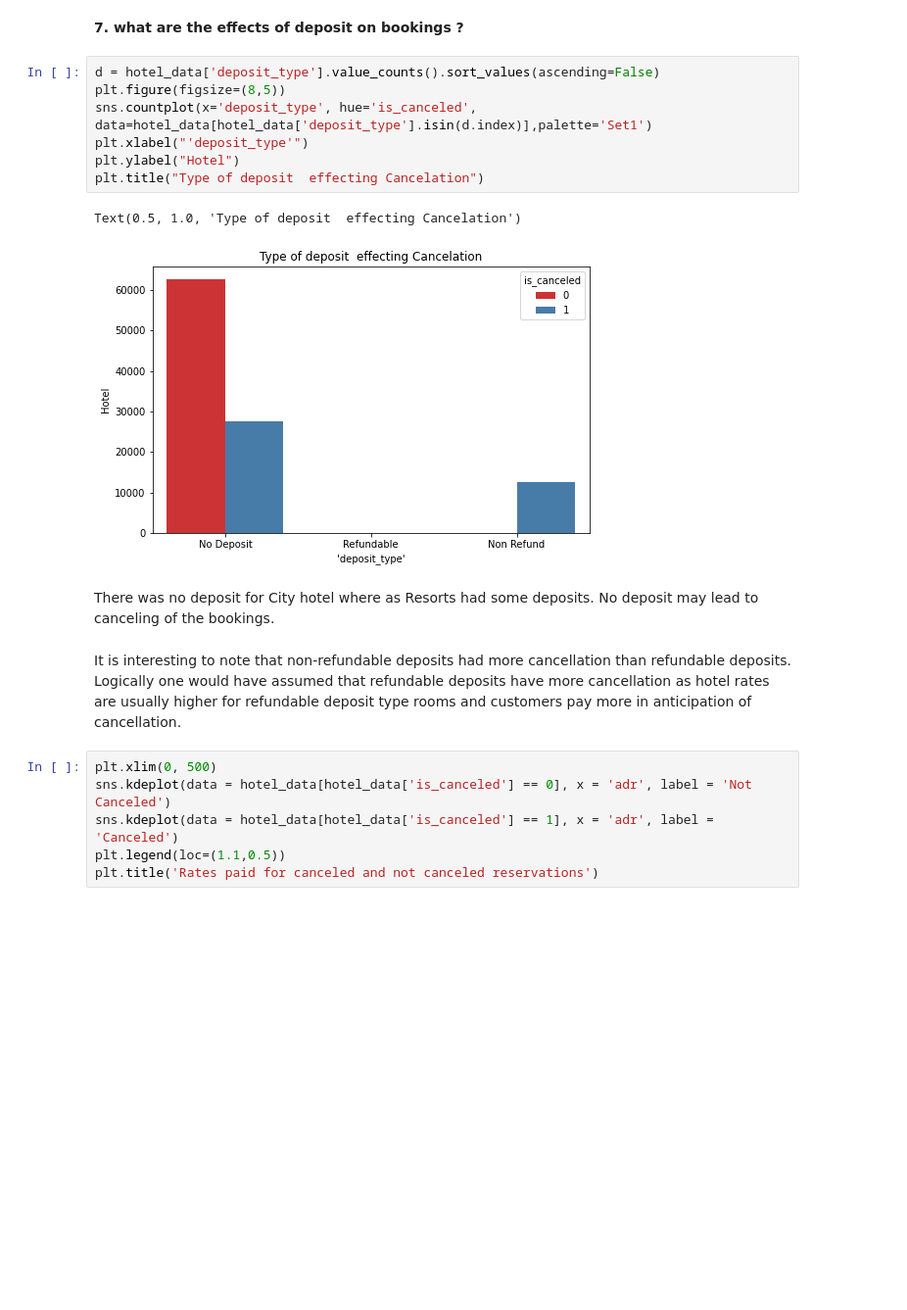
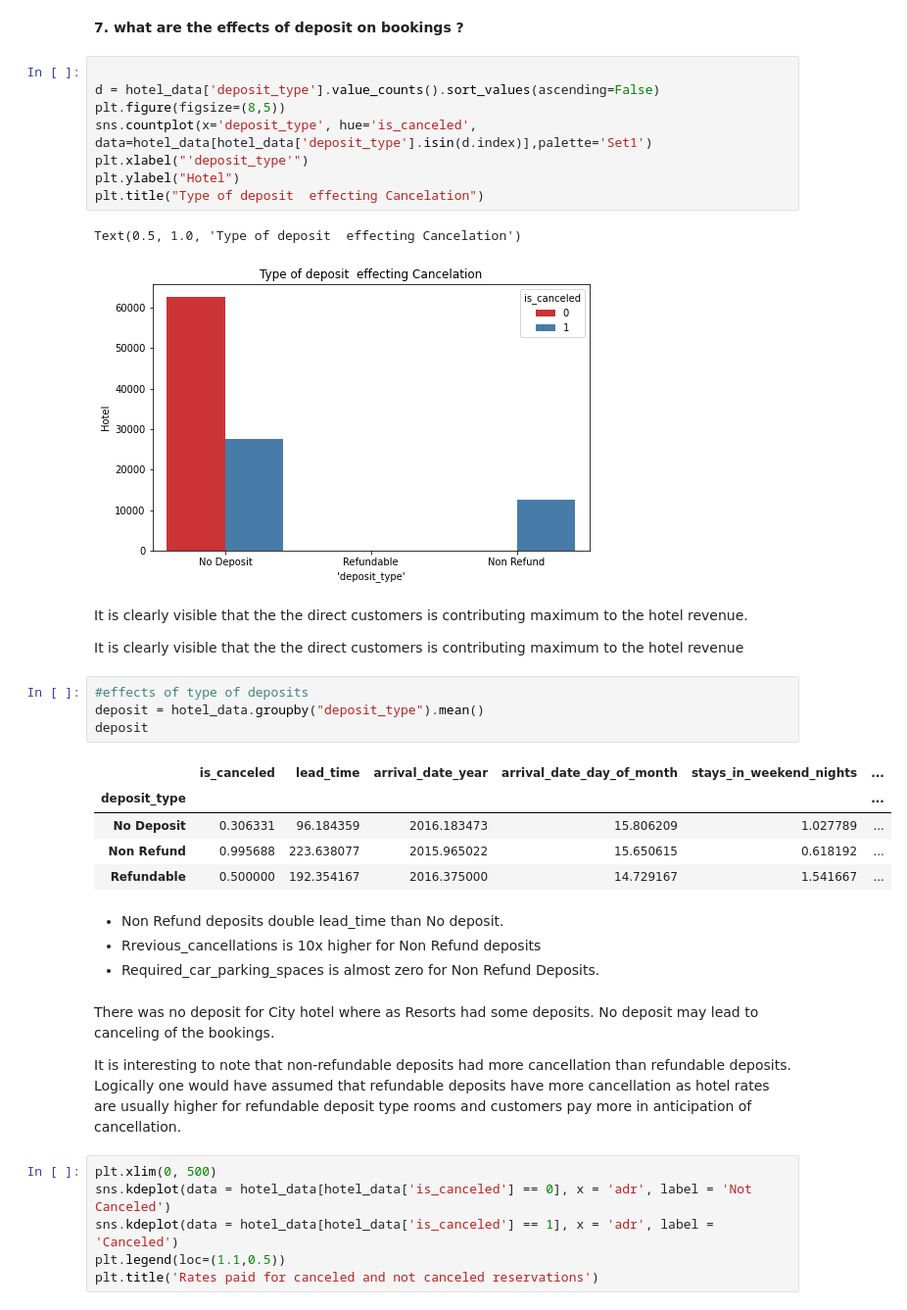
Before and after one commit to SmritiSalujaa/aurotest, a Jupyter notebook: Copy_of_jspY_of_Final_Hotel_Booking_Analysis_Capstone_Project.ipynb, the cells around one changed output. Shown at 98% size. Saved outputs shown, nothing was run; the diff lists cells and outputs as text; blank space fills up the shorter version.

```diff
--- a/Copy_of_jspY_of_Final_Hotel_Booking_Analysis_Capstone_Project.ipynb
+++ b/Copy_of_jspY_of_Final_Hotel_Booking_Analysis_Capstone_Project.ipynb
@@ -432,6 +420,7 @@ Instead of its high cancelation ratio city hotel have 54% more non canceled book
 # %% [markdown]
 <b>7. what are the effects of deposit on bookings ?
 # %%
+
 d = hotel_data['deposit_type'].value_counts().sort_values(ascending=False)
 plt.figure(figsize=(8,5))
 sns.countplot(x='deposit_type', hue='is_canceled', data=hotel_data[hotel_data['deposit_type'].isin(d.index)],palette='Set1')
@@ -441,10 +430,30 @@ plt.title("Type of deposit  effecting Cancelation")
 # %% [output]
 Text(0.5, 1.0, 'Type of deposit  effecting Cancelation')
 [figure]
+# %% [markdown]
+It is clearly visible that the the direct customers is contributing maximum to the hotel revenue.
+
+It is clearly visible that the the direct customers is contributing maximum to the hotel revenue
+# %%
+#effects of type of deposits
+deposit = hotel_data.groupby("deposit_type").mean()
+deposit
+# %% [output]
+|  | is_canceled | lead_time | arrival_date_year | arrival_date_day_of_month | stays_in_weekend_nights | ... |
+| deposit_type |  |  |  |  |  | ... |
+| No Deposit | 0.306331 | 96.184359 | 2016.183473 | 15.806209 | 1.027789 | ... |
+| Non Refund | 0.995688 | 223.638077 | 2015.965022 | 15.650615 | 0.618192 | ... |
+| Refundable | 0.500000 | 192.354167 | 2016.375000 | 14.729167 | 1.541667 | ... |
+# %% [markdown]
+
+
+* Non Refund deposits double lead_time than No deposit.
+*   Rrevious_cancellations is 10x higher for Non Refund deposits
+*   Required_car_parking_spaces is almost zero for Non Refund Deposits.
 # %% [markdown]
 There was no deposit for City hotel where as Resorts had some deposits. No deposit may lead to canceling of the bookings.
+
+It is interesting to note that non-refundable deposits had more cancellation than refundable deposits. Logically one would have assumed that refundable deposits have more cancellation as hotel rates are usually higher for refundable deposit type rooms and customers pay more in anticipation of cancellation.
-# %% [markdown]
-It is interesting to note that non-refundable deposits had more cancellation than refundable deposits. Logically one would have assumed that refundable deposits have more cancellation as hotel rates are usually higher for refundable deposit type rooms and customers pay more in anticipation of cancellation.
 # %%
 plt.xlim(0, 500)
 sns.kdeplot(data = hotel_data[hotel_data['is_canceled'] == 0], x = 'adr', label = 'Not Canceled')
```
Also changed, not shown: parts of 11 cells of this notebook.
